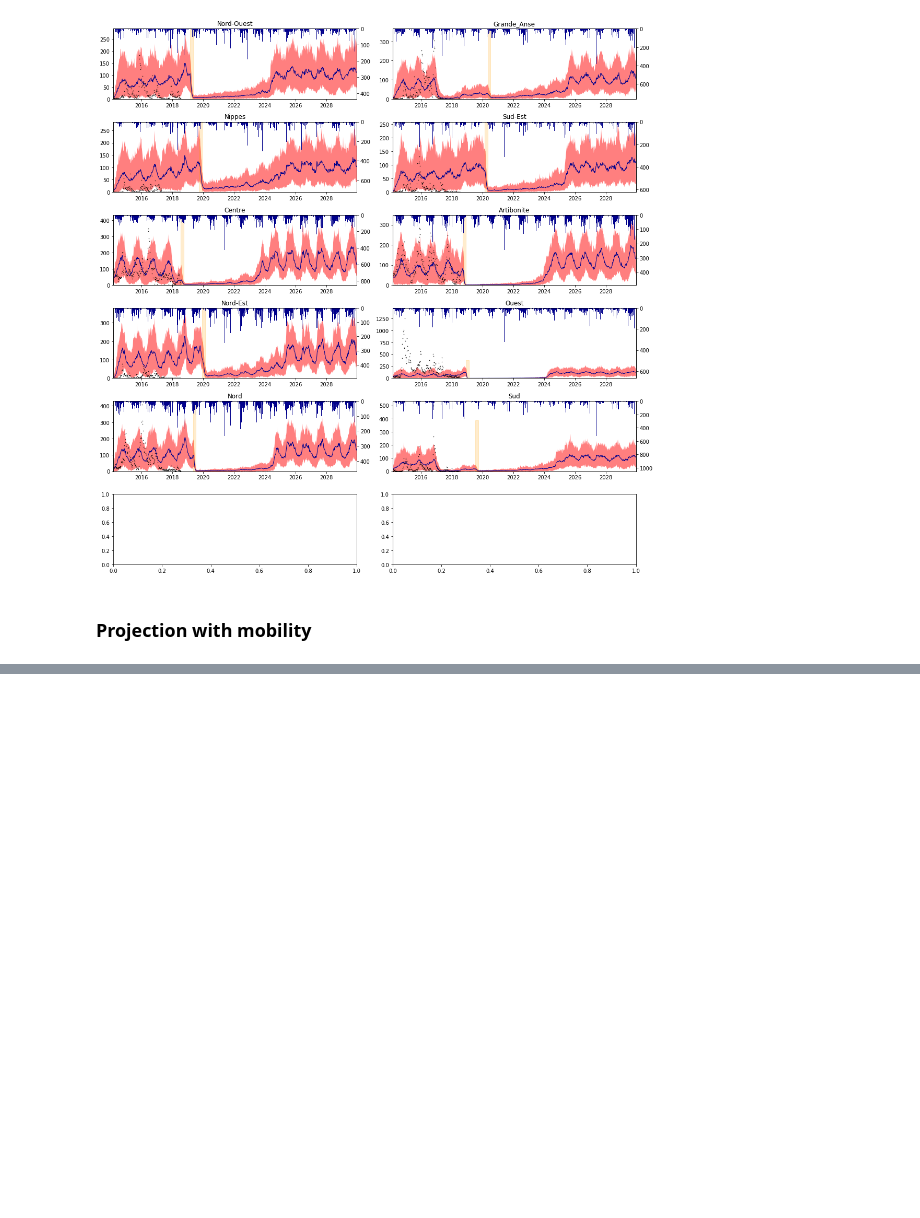
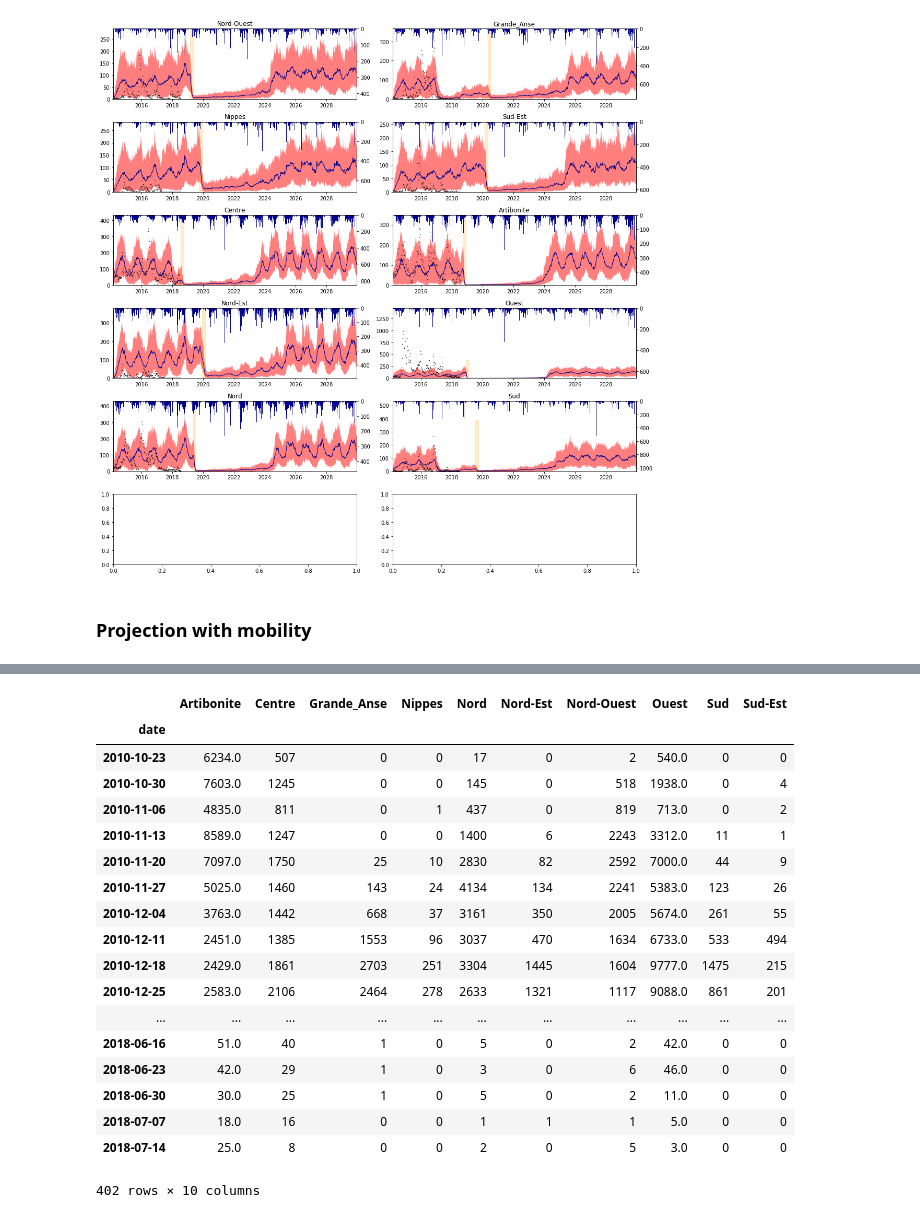
Before and after one commit to jcblemai/haiti-mass-ocv-campaign, a Jupyter notebook: forecast.ipynb, the cells around one changed output, grey strips where cells are left out. Drawn from its saved outputs; the diff is of its cells as text; code cells hidden in the pictures; blank space fills up the shorter version.

```diff
--- a/forecast.ipynb
+++ b/forecast.ipynb
@@ -403,0 +451,22 @@ fig.tight_layout()
+# %%
+cases
+# %% [output]
+|  | Artibonite | Centre | Grande_Anse | Nippes | Nord | Nord-Est | Nord-Ouest | Ouest | Sud | Sud-Est |
+| date |  |  |  |  |  |  |  |  |  |  |
+| 2010-10-23 | 6234.0 | 507 | 0 | 0 | 17 | 0 | 2 | 540.0 | 0 | 0 |
+| 2010-10-30 | 7603.0 | 1245 | 0 | 0 | 145 | 0 | 518 | 1938.0 | 0 | 4 |
+| 2010-11-06 | 4835.0 | 811 | 0 | 1 | 437 | 0 | 819 | 713.0 | 0 | 2 |
+| 2010-11-13 | 8589.0 | 1247 | 0 | 0 | 1400 | 6 | 2243 | 3312.0 | 11 | 1 |
+| 2010-11-20 | 7097.0 | 1750 | 25 | 10 | 2830 | 82 | 2592 | 7000.0 | 44 | 9 |
+| 2010-11-27 | 5025.0 | 1460 | 143 | 24 | 4134 | 134 | 2241 | 5383.0 | 123 | 26 |
+| 2010-12-04 | 3763.0 | 1442 | 668 | 37 | 3161 | 350 | 2005 | 5674.0 | 261 | 55 |
+| 2010-12-11 | 2451.0 | 1385 | 1553 | 96 | 3037 | 470 | 1634 | 6733.0 | 533 | 494 |
+| 2010-12-18 | 2429.0 | 1861 | 2703 | 251 | 3304 | 1445 | 1604 | 9777.0 | 1475 | 215 |
+| 2010-12-25 | 2583.0 | 2106 | 2464 | 278 | 2633 | 1321 | 1117 | 9088.0 | 861 | 201 |
+| ... | ... | ... | ... | ... | ... | ... | ... | ... | ... | ... |
+| 2018-06-16 | 51.0 | 40 | 1 | 0 | 5 | 0 | 2 | 42.0 | 0 | 0 |
+| 2018-06-23 | 42.0 | 29 | 1 | 0 | 3 | 0 | 6 | 46.0 | 0 | 0 |
+| 2018-06-30 | 30.0 | 25 | 1 | 0 | 5 | 0 | 2 | 11.0 | 0 | 0 |
+| 2018-07-07 | 18.0 | 16 | 0 | 0 | 1 | 1 | 1 | 5.0 | 0 | 0 |
+| 2018-07-14 | 25.0 | 8 | 0 | 0 | 2 | 0 | 5 | 3.0 | 0 | 0 |
+402 rows × 10 columns
```
Also changed, not shown: parts of 10 cells of this notebook, 4 other files.
